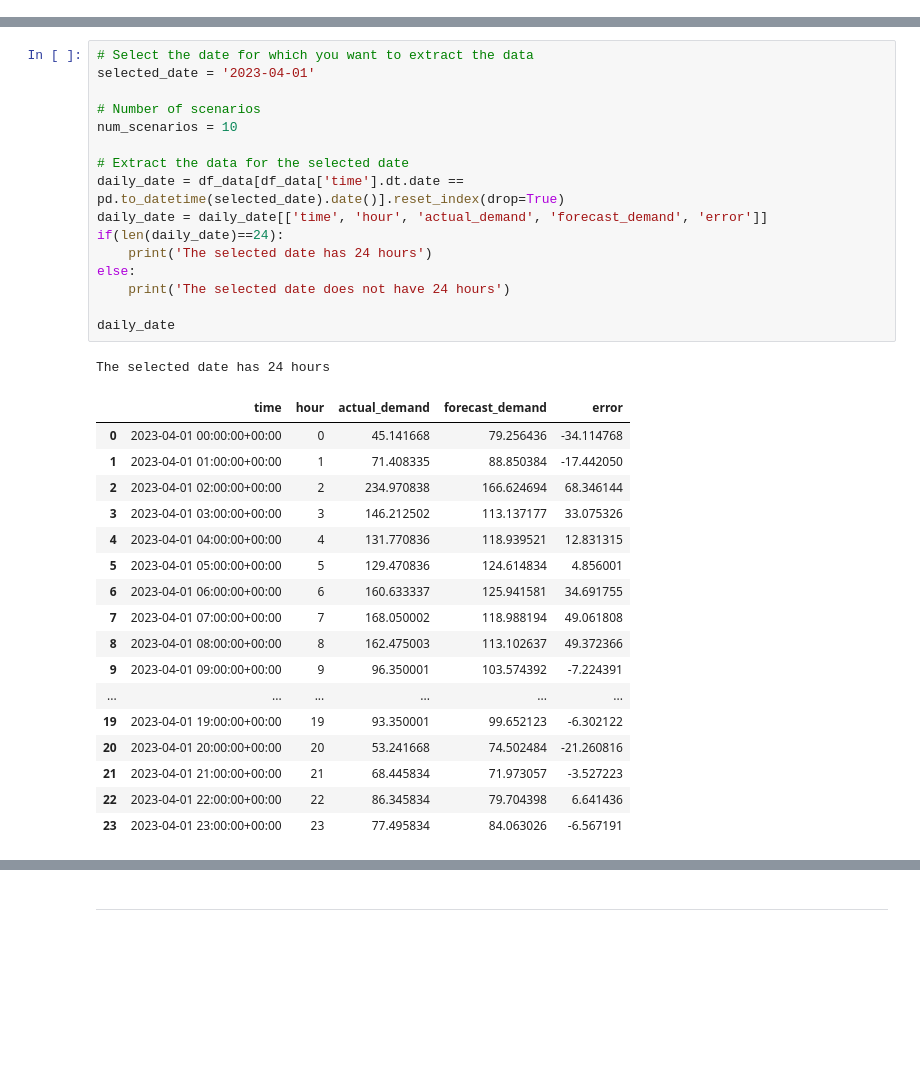
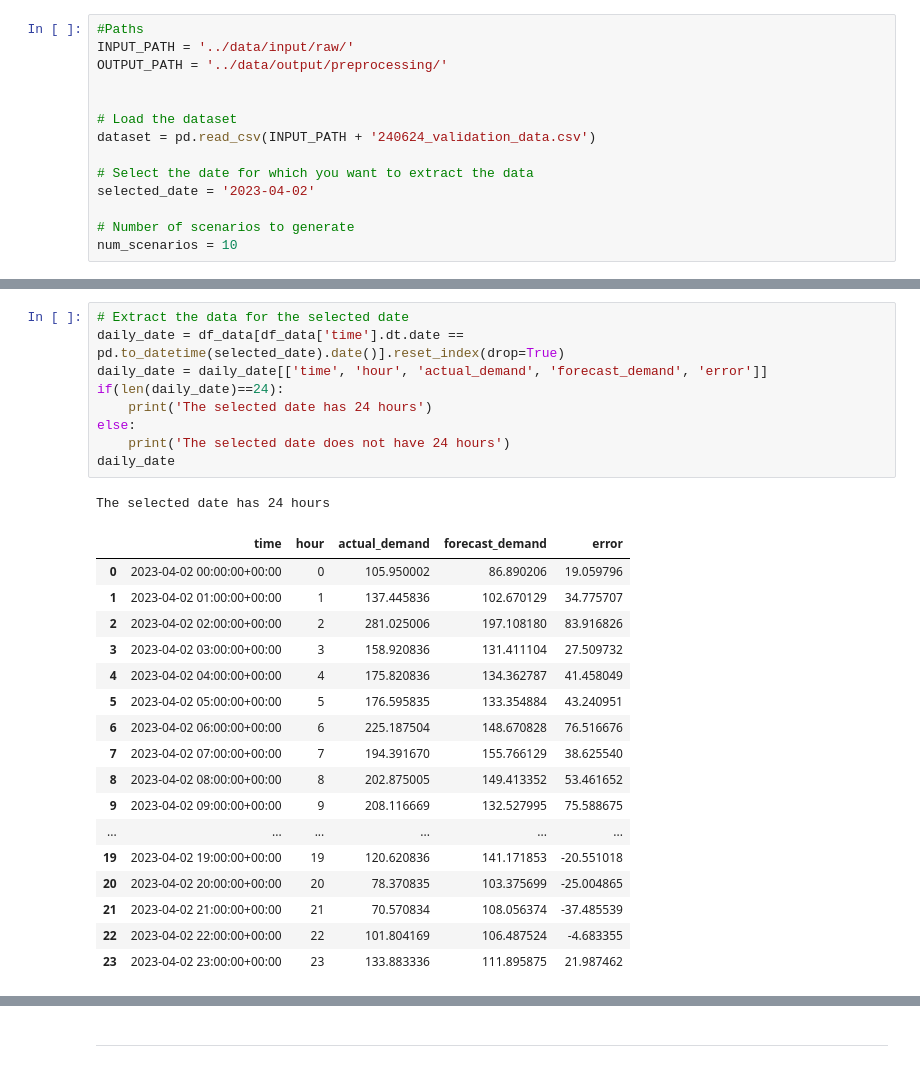
Before and after one commit to 0815Paul/SPMA, a Jupyter notebook: preprocessing/scenario_generation.ipynb, the cells around one changed output, grey strips where cells are left out. Saved outputs shown, nothing was run; the diff lists cells and outputs as text; blank space fills up the shorter version.

```diff
--- a/preprocessing/scenario_generation.ipynb
+++ b/preprocessing/scenario_generation.ipynb
@@ -8 +8,15 @@ import random
+# %%
+#Paths
+INPUT_PATH = '../data/input/raw/'
+OUTPUT_PATH = '../data/output/preprocessing/'
+
+
+# Load the dataset
+dataset = pd.read_csv(INPUT_PATH + '240624_validation_data.csv')
+
+# Select the date for which you want to extract the data
+selected_date = '2023-04-02'
+
+# Number of scenarios to generate
+num_scenarios = 10
 # %%
@@ -33,35 +87,28 @@ Standard deviation of the mean of the error of each hour: 31.42172005784749
 # %%
-# Select the date for which you want to extract the data
-selected_date = '2023-04-01'
-
-# Number of scenarios
-num_scenarios = 10
-
 # Extract the data for the selected date
 daily_date = df_data[df_data['time'].dt.date == pd.to_datetime(selected_date).date()].reset_index(drop=True)
 daily_date = daily_date[['time', 'hour', 'actual_demand', 'forecast_demand', 'error']]
 if(len(daily_date)==24):
     print('The selected date has 24 hours')
 else:
     print('The selected date does not have 24 hours')
-
 daily_date
 # %% [output]
 The selected date has 24 hours
 |  | time | hour | actual_demand | forecast_demand | error |
-| 0 | 2023-04-01 00:00:00+00:00 | 0 | 45.141668 | 79.256436 | -34.114768 |
-| 1 | 2023-04-01 01:00:00+00:00 | 1 | 71.408335 | 88.850384 | -17.442050 |
-| 2 | 2023-04-01 02:00:00+00:00 | 2 | 234.970838 | 166.624694 | 68.346144 |
-| 3 | 2023-04-01 03:00:00+00:00 | 3 | 146.212502 | 113.137177 | 33.075326 |
-| 4 | 2023-04-01 04:00:00+00:00 | 4 | 131.770836 | 118.939521 | 12.831315 |
-| 5 | 2023-04-01 05:00:00+00:00 | 5 | 129.470836 | 124.614834 | 4.856001 |
-| 6 | 2023-04-01 06:00:00+00:00 | 6 | 160.633337 | 125.941581 | 34.691755 |
-| 7 | 2023-04-01 07:00:00+00:00 | 7 | 168.050002 | 118.988194 | 49.061808 |
-| 8 | 2023-04-01 08:00:00+00:00 | 8 | 162.475003 | 113.102637 | 49.372366 |
-| 9 | 2023-04-01 09:00:00+00:00 | 9 | 96.350001 | 103.574392 | -7.224391 |
+| 0 | 2023-04-02 00:00:00+00:00 | 0 | 105.950002 | 86.890206 | 19.059796 |
+| 1 | 2023-04-02 01:00:00+00:00 | 1 | 137.445836 | 102.670129 | 34.775707 |
+| 2 | 2023-04-02 02:00:00+00:00 | 2 | 281.025006 | 197.108180 | 83.916826 |
+| 3 | 2023-04-02 03:00:00+00:00 | 3 | 158.920836 | 131.411104 | 27.509732 |
+| 4 | 2023-04-02 04:00:00+00:00 | 4 | 175.820836 | 134.362787 | 41.458049 |
+| 5 | 2023-04-02 05:00:00+00:00 | 5 | 176.595835 | 133.354884 | 43.240951 |
+| 6 | 2023-04-02 06:00:00+00:00 | 6 | 225.187504 | 148.670828 | 76.516676 |
+| 7 | 2023-04-02 07:00:00+00:00 | 7 | 194.391670 | 155.766129 | 38.625540 |
+| 8 | 2023-04-02 08:00:00+00:00 | 8 | 202.875005 | 149.413352 | 53.461652 |
+| 9 | 2023-04-02 09:00:00+00:00 | 9 | 208.116669 | 132.527995 | 75.588675 |
 | ... | ... | ... | ... | ... | ... |
-| 19 | 2023-04-01 19:00:00+00:00 | 19 | 93.350001 | 99.652123 | -6.302122 |
-| 20 | 2023-04-01 20:00:00+00:00 | 20 | 53.241668 | 74.502484 | -21.260816 |
-| 21 | 2023-04-01 21:00:00+00:00 | 21 | 68.445834 | 71.973057 | -3.527223 |
-| 22 | 2023-04-01 22:00:00+00:00 | 22 | 86.345834 | 79.704398 | 6.641436 |
-| 23 | 2023-04-01 23:00:00+00:00 | 23 | 77.495834 | 84.063026 | -6.567191 |
+| 19 | 2023-04-02 19:00:00+00:00 | 19 | 120.620836 | 141.171853 | -20.551018 |
+| 20 | 2023-04-02 20:00:00+00:00 | 20 | 78.370835 | 103.375699 | -25.004865 |
+| 21 | 2023-04-02 21:00:00+00:00 | 21 | 70.570834 | 108.056374 | -37.485539 |
+| 22 | 2023-04-02 22:00:00+00:00 | 22 | 101.804169 | 106.487524 | -4.683355 |
+| 23 | 2023-04-02 23:00:00+00:00 | 23 | 133.883336 | 111.895875 | 21.987462 |
```
Also changed, not shown: parts of 17 cells of this notebook, 23 other files.
